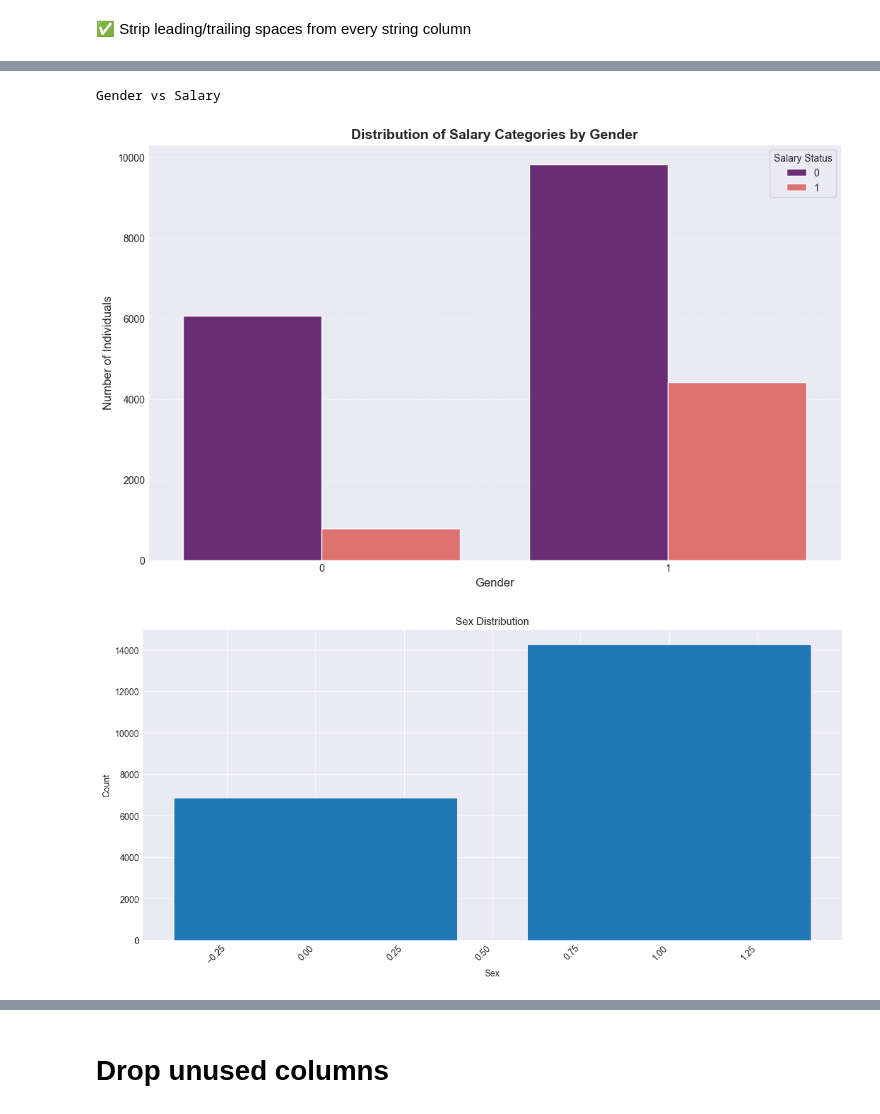
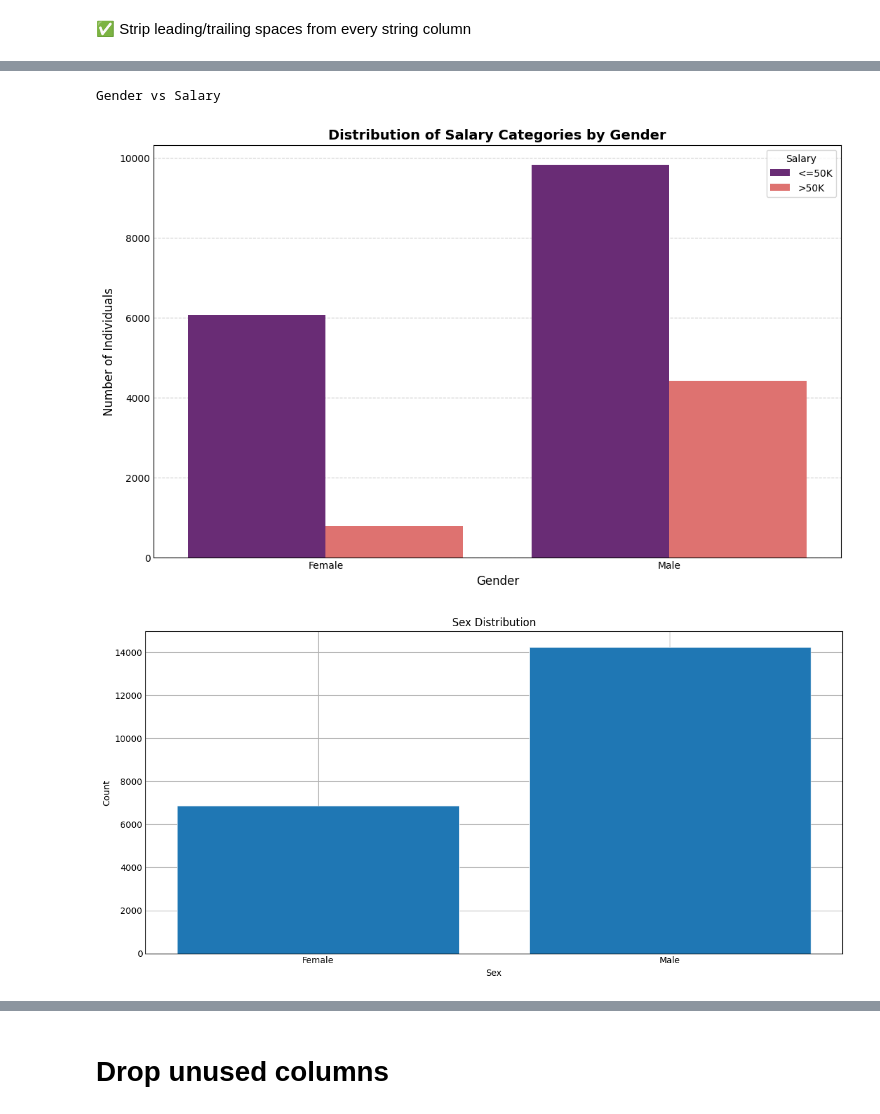
Before and after one commit to AhmedWaelRocket/CodeFather, a Jupyter notebook: CodeFatherrrrrrrrrrr.ipynb, the cells around one changed output, grey strips where cells are left out. Drawn from its saved outputs; the diff is of its cells as text; code cells hidden in the pictures.

Commit message:
some graphs fixed

```diff
--- a/CodeFatherrrrrrrrrrr.ipynb
+++ b/CodeFatherrrrrrrrrrr.ipynb
@@ -90,31 +90,34 @@ sns.countplot(data=df_train, x='sex', hue='salary', palette='magma')
 plt.title('Distribution of Salary Categories by Gender', fontsize=14, fontweight='bold')
 plt.xlabel('Gender', fontsize=12)
 plt.ylabel('Number of Individuals', fontsize=12)
-plt.legend(title='Salary Status')
+
+plt.xticks([0, 1], ["Female", "Male"])
+plt.legend(title="Salary", labels=["<=50K", ">50K"])
+
+#plt.legend(title='Salary Status')
 plt.grid(axis='y', linestyle='--', alpha=0.6)
 plt.show()
 # %% [output]
 Gender vs Salary
-[figure, old version]
+[figure, new version]
 # %%
 plt.style.use('_mpl-gallery')
 
 # plot:
 fig, ax = plt.subplots(figsize=(12, 6))
 
 counts = df_train_before['sex'].value_counts()
 ax.bar(counts.index, counts.values, edgecolor="white", linewidth=0.5)
 
-plt.xticks(rotation=45, ha='right')
+plt.xticks([0, 1], ["Female", "Male"])
 plt.xlabel('Sex')
 plt.ylabel('Count')
 plt.title('Sex Distribution')
 plt.tight_layout()
-
 plt.show()
 #Analyzing Feature Distribution (Sex): --> I generated a bar chart to visualize the distribution of the 'Sex' variable within the dataset. The visualization reveals a significant class imbalance, showing that the number of male records is substantially higher than female records. Understanding this distribution is vital because it helps anticipate potential biases in the model’s predictions. Recognizing these patterns during the EDA (Exploratory Data Analysis) phase allows for better interpretation of the model's performance across different demographic groups.
 # %% [output]
-[figure, old version]
+[figure, new version]
 # %%
 plt.style.use('_mpl-gallery')
 
```
Also changed, not shown: parts of 9 cells of this notebook, 6 other files.
